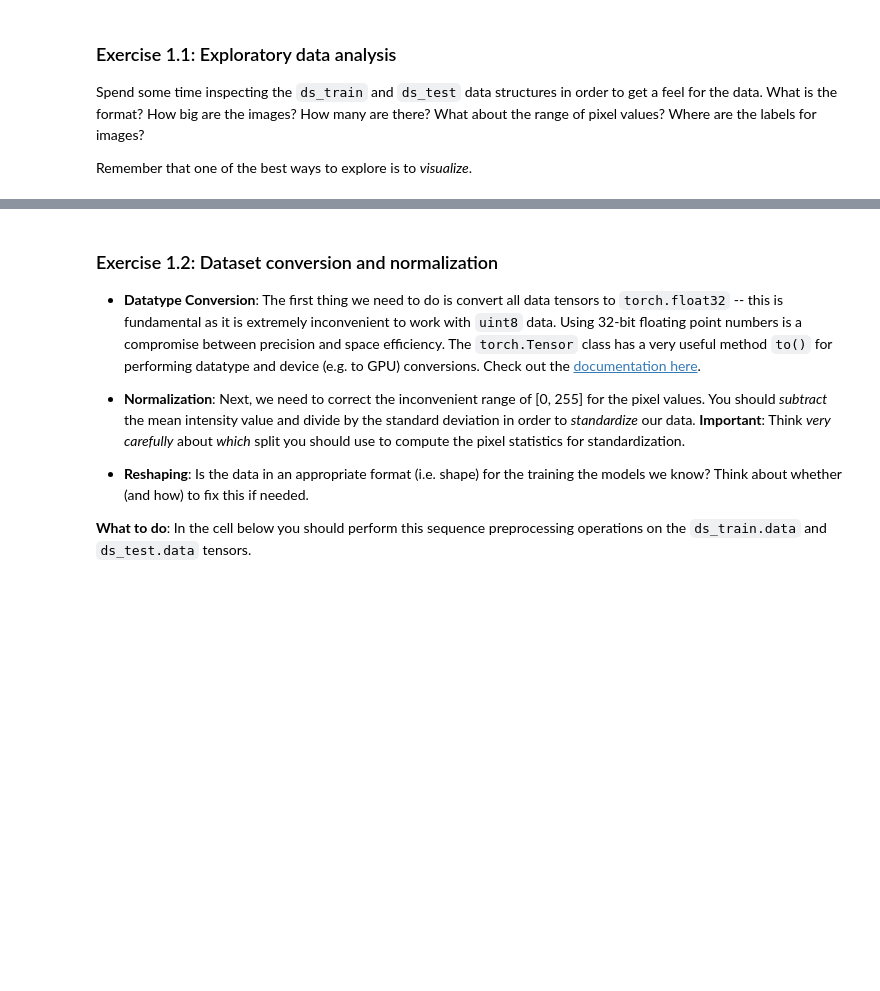
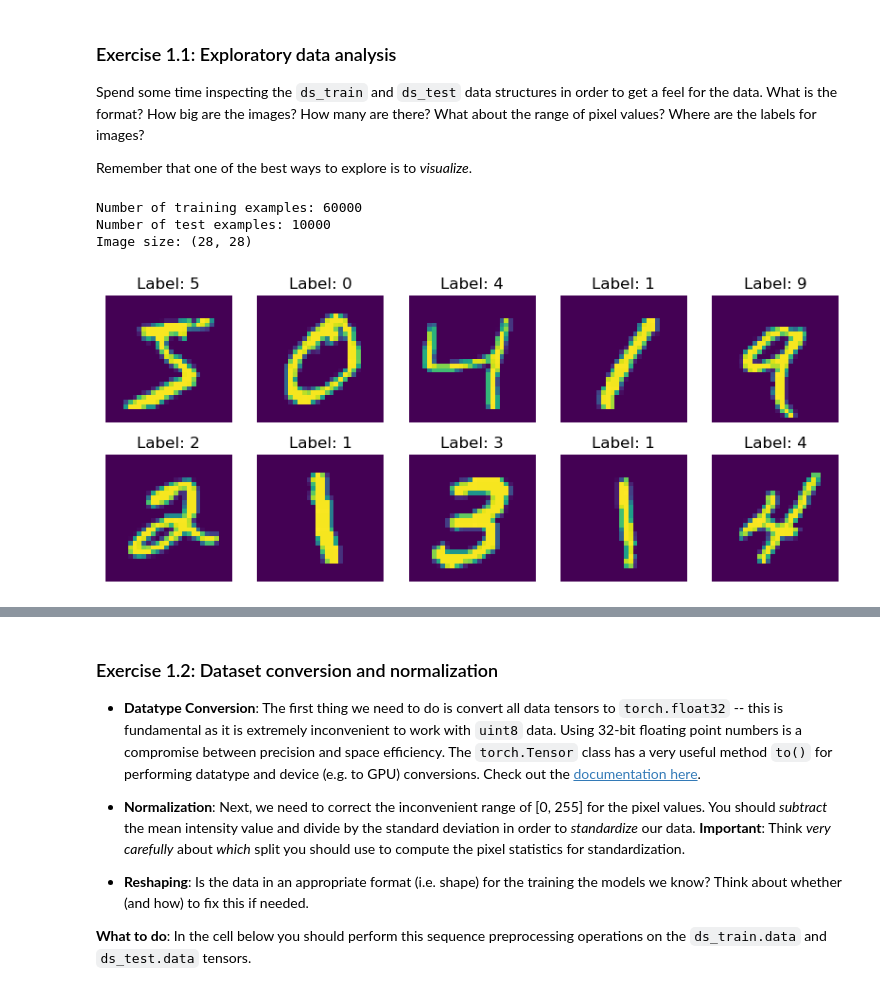
Before and after one commit to Pampaj7/FMLab, a Jupyter notebook: 4FML-Pampaloni-DeepLearning.ipynb, the cells around one changed output, grey strips where cells are left out. Drawn from its saved outputs; the diff is of its cells as text; code cells hidden in the pictures; blank space fills up the shorter version.

```diff
--- a/4FML-Pampaloni-DeepLearning.ipynb
+++ b/4FML-Pampaloni-DeepLearning.ipynb
@@ -63,4 +63,25 @@ Spend some time inspecting the `ds_train` and `ds_test` data structures in order
 
 Remember that one of the best ways to explore is to *visualize*.
 # %%
-# Your code here.
+
+
+# Print some information about the dataset
+print("Number of training examples:", len(ds_train))
+print("Number of test examples:", len(ds_test))
+print("Image size:", ds_train[0][0].size)
+
+# Plot a few sample images from the training set
+fig, axes = plt.subplots(2, 5, figsize=(10, 4))
+for i in range(2):
+    for j in range(5):
+        image, label = ds_train[i * 5 + j]
+        axes[i, j].imshow(image)
+        axes[i, j].set_title(f"Label: {label}")
+        axes[i, j].axis('off')
+
+plt.show()
+# %% [output]
+Number of training examples: 60000
+Number of test examples: 10000
+Image size: (28, 28)
+[figure, added]
```
Also changed, not shown: parts of 18 cells of this notebook, 2 other files.
